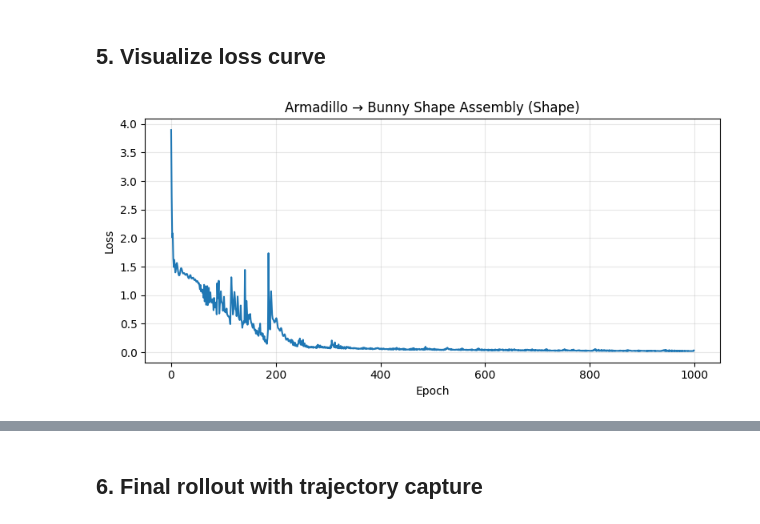
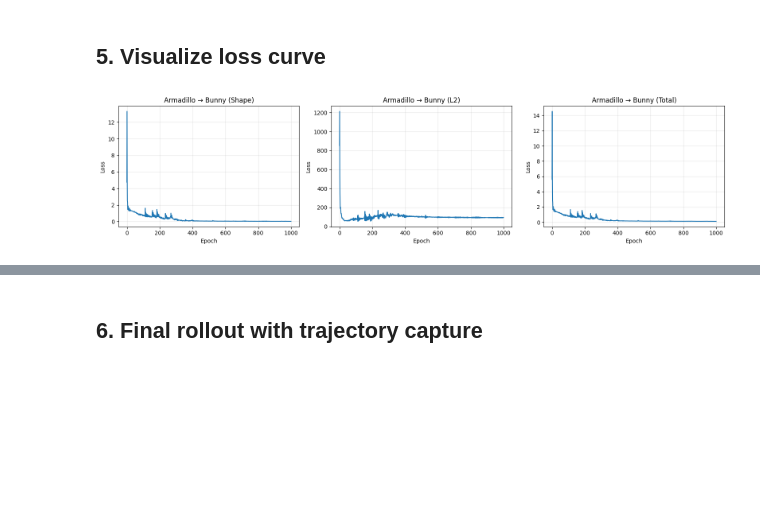
Before and after one commit to Computational-Morphogenomics-Group/waxmorph, a Jupyter notebook: shape_assembly.ipynb, the cells around one changed output, grey strips where cells are left out. Cells and saved outputs as stored; diff of their text form; code cells hidden in the pictures; blank space fills up the shorter version.

Commit message:
update demos with trainer

```diff
--- a/shape_assembly.ipynb
+++ b/shape_assembly.ipynb
@@ -41,7 +34,7 @@ from waxmorph.data import sample_mesh_pair
 
 N_POINTS = 2000
 RADIUS = 0.2
-NUM_GENES = 100
+NUM_GENES = 50
 
 data = sample_mesh_pair(
     source_path="meshes/armadillo.ply",
@@ -51,7 +44,6 @@ data = sample_mesh_pair(
     radius=RADIUS,
 )
 
-# Poisson disk sampling may yield slightly fewer than requested
 print(f"Source: {data['source_pos'].shape}, Target: {data['target_pos'].shape}")
 # %% [output]
 Source: (2000, 3), Target: (2000, 3)
@@ -310,0 +153,14 @@ Epoch  110/1000  best=0.7824  best_shape_loss=0.6300  best_l2_loss=152.3718
+# %%
+from waxmorph.train import train, TrainConfig
+
+config = TrainConfig(n_epochs=1000, t_rollout=200)
+result = train(
+    model, optimizer, loss_fn,
+    source_pos=data["source_pos"],
+    target_pos=data["target_pos"],
+    polarities=pol_np, genes=genes_np, radii=rad_np,
+    config=config,
+    save_path="runs/armadillo_bunny_v2.pt",
+)
+model = result.model
+losses = result.log["losses_total"]
@@ -313,13 +183,15 @@ Epoch  110/1000  best=0.7824  best_shape_loss=0.6300  best_l2_loss=152.3718
 # %%
 import matplotlib.pyplot as plt
 
-plt.figure(figsize=(8, 4))
-plt.plot(losses_shape)
-plt.xlabel("Epoch")
-plt.ylabel("Loss")
-plt.title("Armadillo → Bunny Shape Assembly (Shape)")
-plt.grid(True, alpha=0.3)
+fig, axes = plt.subplots(1, 3, figsize=(16, 4))
+for ax, key, title in zip(axes, ["losses_shape", "losses_l2", "losses_total"],
+                          ["Shape", "L2", "Total"]):
+    ax.plot(result.log[key])
+    ax.set_xlabel("Epoch")
+    ax.set_ylabel("Loss")
+    ax.set_title(f"Armadillo \u2192 Bunny ({title})")
+    ax.grid(True, alpha=0.3)
 plt.tight_layout()
 plt.show()
 # %% [output]
-[figure, old version]
+[figure, new version]
```
Also changed, not shown: parts of 16 cells of this notebook, 1 other file.
